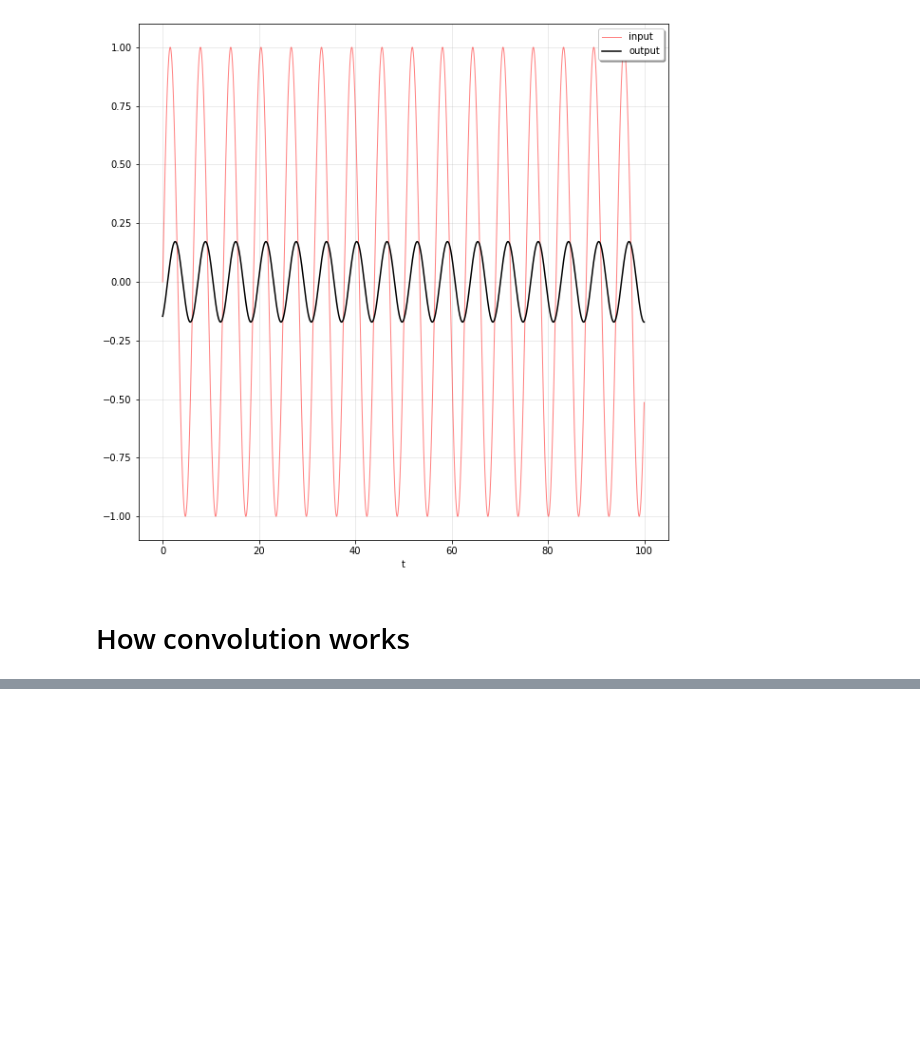
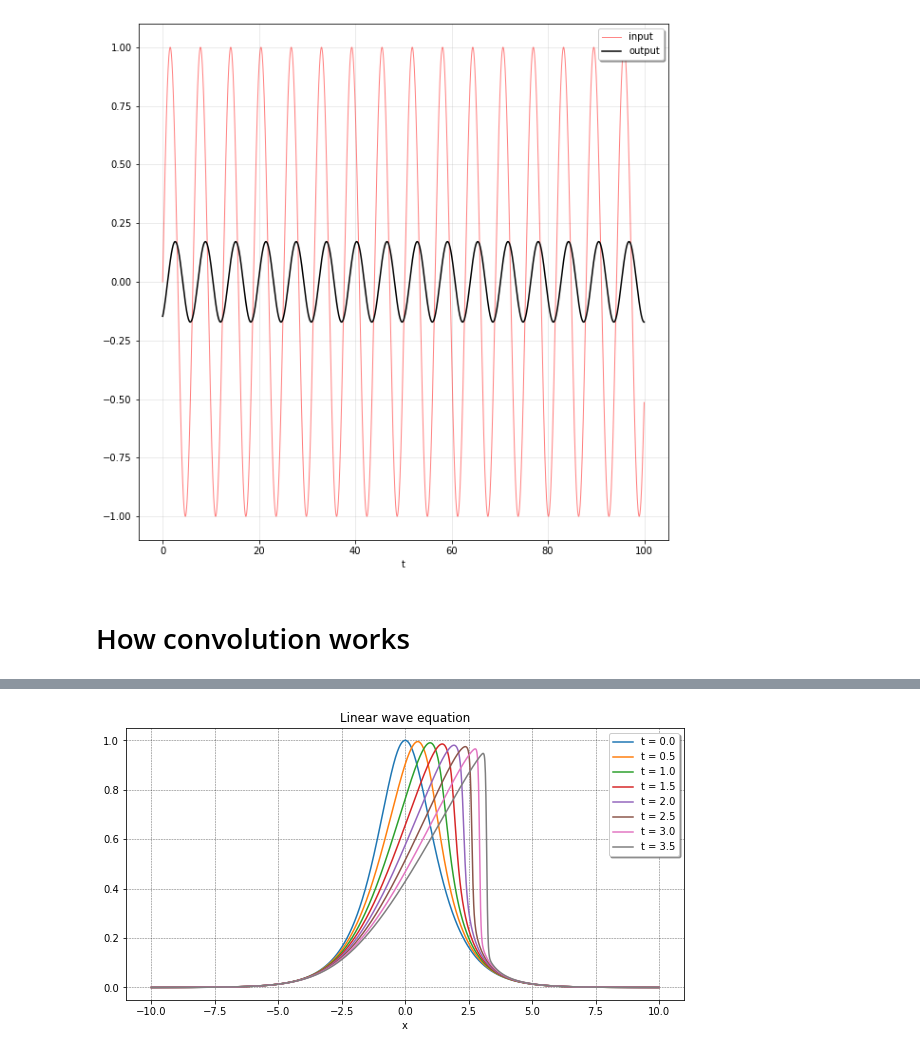
Before and after one commit to shahin1009/ME565, a Jupyter notebook: Laplace.ipynb, the cells around one changed output, grey strips where cells are left out. Cells and saved outputs as stored; diff of their text form; code cells hidden in the pictures; blank space fills up the shorter version.

```diff
--- a/Laplace.ipynb
+++ b/Laplace.ipynb
@@ -186,0 +232,38 @@ u.size
+# %%
+# Right hand side of the system  c=1
+def fun2(t, u , L):
+    Nx = len(u)
+    uhat = np.fft.fft(u)
+    kap = np.fft.fftfreq(Nx, d=1/Nx)*2*np.pi/L
+    duhat = 1j*kap*uhat
+    dduhat = -1*kap**2*uhat
+    du = np.fft.ifft(duhat)
+    ddu = np.fft.ifft(dduhat)
+
+    return -u*du+0.01*ddu
+# %%
+from scipy.integrate import solve_ivp
+# defining the initial condition
+dx = 0.01
+L = 20
+x = np.arange(-L/2, L/2, dx)
+f = 0*x
+# the initial condition
+f = 1/np.cosh(x)
+
+# the ODE solver
+sol = solve_ivp(fun2, [0, 5], f, args=(L,),dense_output=True)
+
+fig = plt.figure(figsize=(10,5))
+# plotting the solution at 0.5 seconds
+for i in np.arange(0,4,0.5):
+    z = sol.sol(i)
+    plt.plot(x, z.T , label='t = %.1f' % i)
+
+plt.xlabel('x')
+plt.title('Linear wave equation')
+plt.legend(shadow=True, framealpha=1)
+plt.grid(alpha=0.6, linestyle='--', linewidth=0.5, color='black',)
+plt.show()
+# %% [output]
+[figure, added]
```
Also changed, not shown: parts of 6 cells of this notebook.
